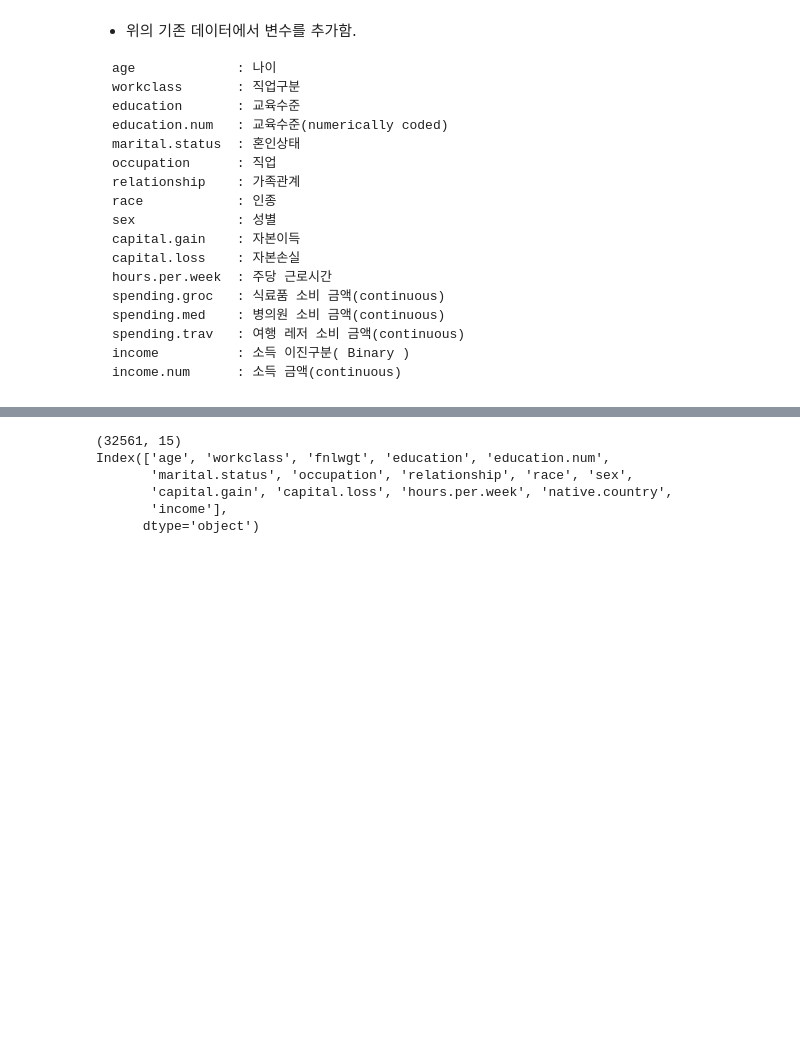
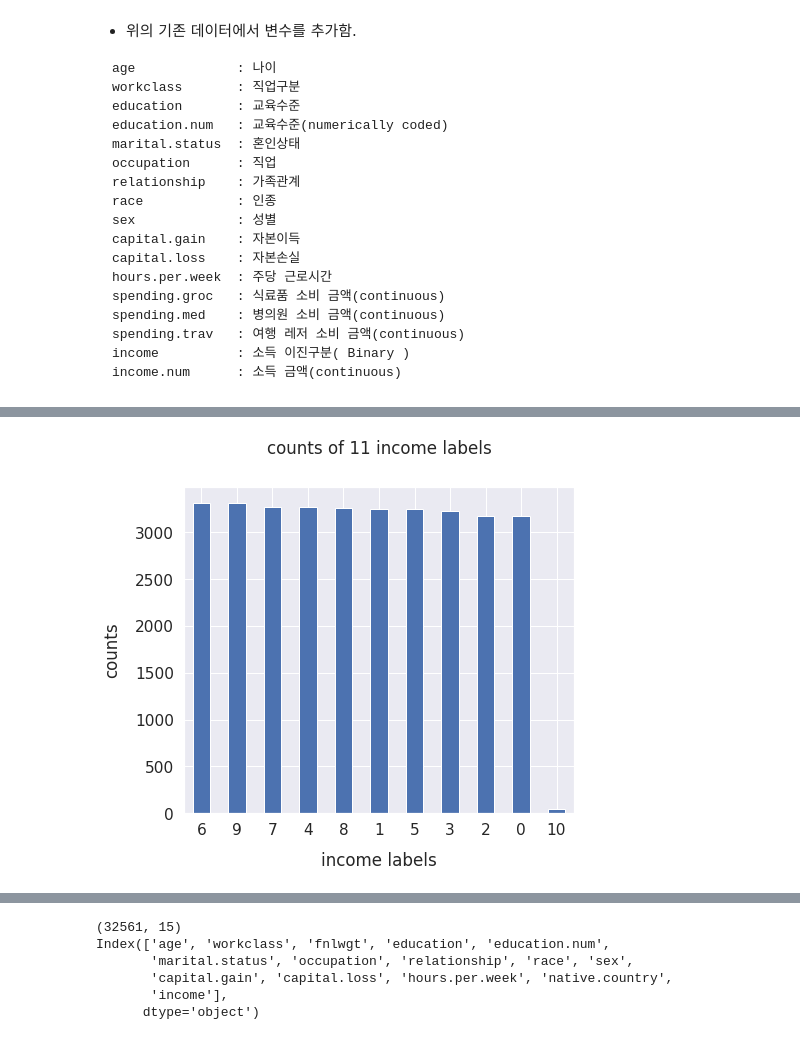
Before and after one commit to Vaycold/Python_ML, a Jupyter notebook: Financial_ML/금융데이터(multi_class).ipynb, the cells around one changed output, grey strips where cells are left out. Saved outputs shown, nothing was run; the diff lists cells and outputs as text; code cells hidden in the pictures; blank space fills up the shorter version.

```diff
--- a/Financial_ML/금융데이터(multi_class).ipynb
+++ b/Financial_ML/금융데이터(multi_class).ipynb
@@ -34,6 +34,7 @@ import warnings
 warnings.filterwarnings('ignore')
 # %%
 datapath = 'https://github.com/mchoimis/financialML/raw/main/income/'
-df = pd.io.parsers.read_csv(datapath+'income.csv')
-df.head()
+data = pd.io.parsers.read_csv(datapath+'income_ext.csv')
+print(data.shape)
+print(data.columns)
 # %% [output]
@@ -45,0 +56,6 @@ df.head()
+# %%
+# Create raw dataset for input
+x = data.drop(
+    ['education','income','income.num'], axis=1
+)
+y = data['income.num']
@@ -45,0 +80,17 @@ df.head()
+# %%
+# Create Multi-Class
+def value_change(x):
+    if x <= 10000: return 0
+    if x >  10000 and x <= 20000 : return 1
+    if x >  20000 and x <= 30000 : return 2
+    if x >  30000 and x <= 40000 : return 3
+    if x >  40000 and x <= 50000 : return 4
+    if x >  50000 and x <= 60000 : return 5
+    if x >  60000 and x <= 70000 : return 6
+    if x >  70000 and x <= 80000 : return 7
+    if x >  80000 and x <= 90000 : return 8
+    if x >  90000 and x <= 100000 : return 9
+    return 10
+                                       ## Define function
+
+y = y.apply(lambda x: value_change(x))  ## Apply Lambda function
@@ -45,0 +116,9 @@ df.head()
+# %%
+sns.set(font_scale = 1.4)
+y.value_counts().plot(kind='bar', figsize=(7,6), rot=0)
+plt.xlabel('income labels', labelpad=14)
+plt.ylabel('counts',labelpad=14)
+plt.title('counts of 11 income labels\n', y=1.02)
+plt.show()
+# %% [output]
+[figure, added]
```
Also changed, not shown: parts of 21 cells of this notebook.
